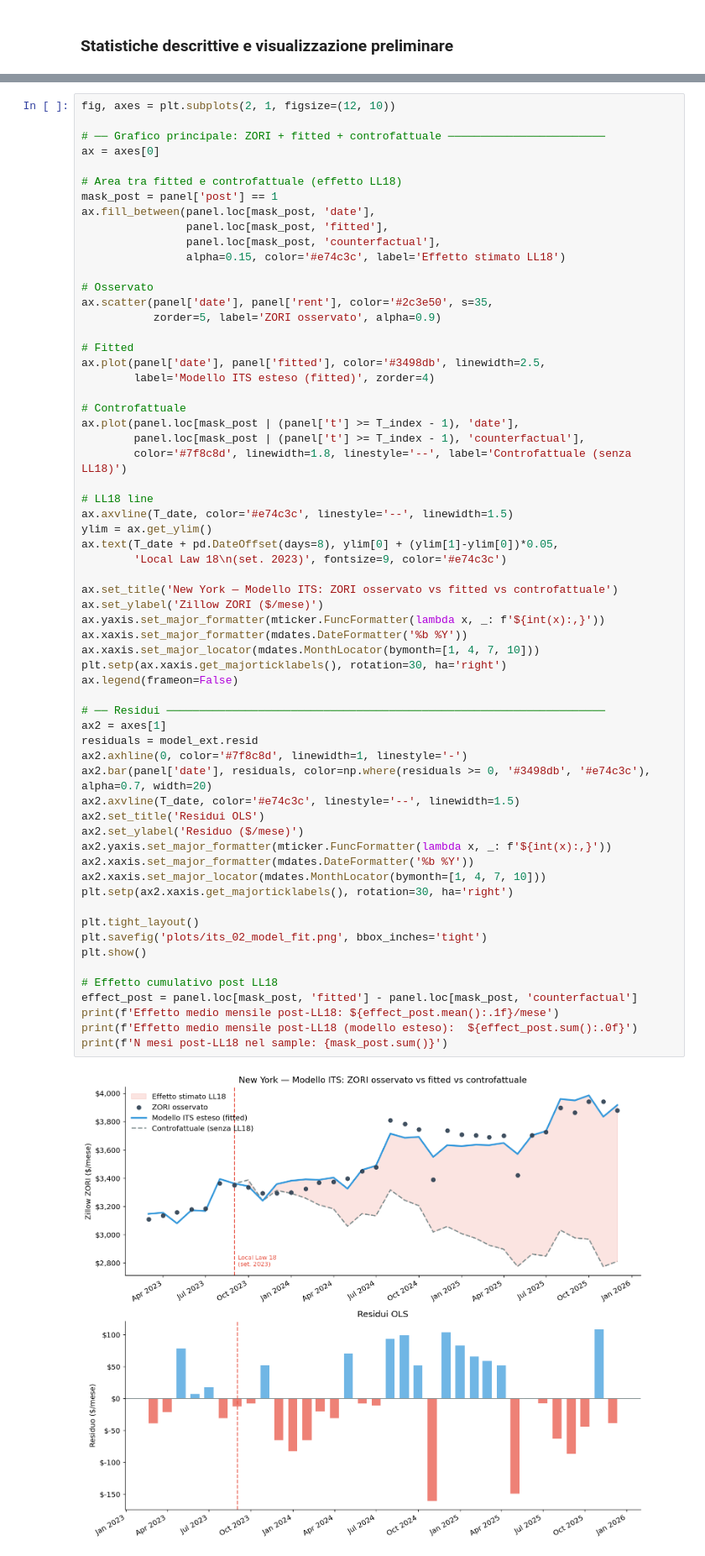
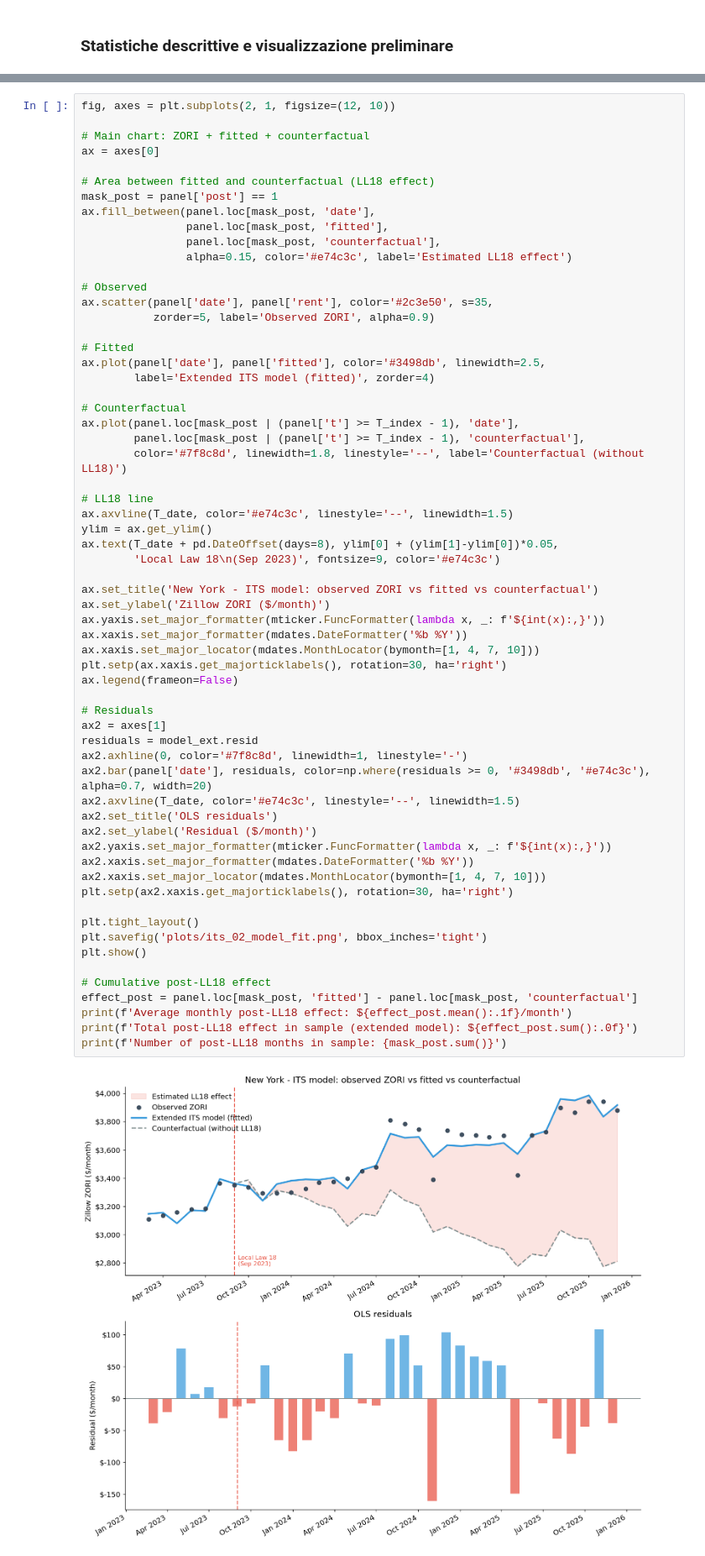
Before and after one commit to Gloreti03/AirBnB-effect-study-with-ARIMAX-model, a Jupyter notebook: 02_its_new_york.ipynb, the cells around one changed output, grey strips where cells are left out. Shown at 84% size. Cells and saved outputs as stored; diff of their text form.

```diff
--- a/02_its_new_york.ipynb
+++ b/02_its_new_york.ipynb
@@ -562,64 +562,64 @@ Il grafico mostra:
 # %%
 fig, axes = plt.subplots(2, 1, figsize=(12, 10))
 
-# ── Grafico principale: ZORI + fitted + controfattuale ────────────────────────
+# Main chart: ZORI + fitted + counterfactual
 ax = axes[0]
 
-# Area tra fitted e controfattuale (effetto LL18)
+# Area between fitted and counterfactual (LL18 effect)
 mask_post = panel['post'] == 1
 ax.fill_between(panel.loc[mask_post, 'date'],
                 panel.loc[mask_post, 'fitted'],
                 panel.loc[mask_post, 'counterfactual'],
-                alpha=0.15, color='#e74c3c', label='Effetto stimato LL18')
+                alpha=0.15, color='#e74c3c', label='Estimated LL18 effect')
 
-# Osservato
+# Observed
 ax.scatter(panel['date'], panel['rent'], color='#2c3e50', s=35,
-           zorder=5, label='ZORI osservato', alpha=0.9)
+           zorder=5, label='Observed ZORI', alpha=0.9)
 
 # Fitted
 ax.plot(panel['date'], panel['fitted'], color='#3498db', linewidth=2.5,
-        label='Modello ITS esteso (fitted)', zorder=4)
+        label='Extended ITS model (fitted)', zorder=4)
 
-# Controfattuale
+# Counterfactual
 ax.plot(panel.loc[mask_post | (panel['t'] >= T_index - 1), 'date'],
         panel.loc[mask_post | (panel['t'] >= T_index - 1), 'counterfactual'],
-        color='#7f8c8d', linewidth=1.8, linestyle='--', label='Controfattuale (senza LL18)')
+        color='#7f8c8d', linewidth=1.8, linestyle='--', label='Counterfactual (without LL18)')
 
 # LL18 line
 ax.axvline(T_date, color='#e74c3c', linestyle='--', linewidth=1.5)
 ylim = ax.get_ylim()
 ax.text(T_date + pd.DateOffset(days=8), ylim[0] + (ylim[1]-ylim[0])*0.05,
-        'Local Law 18\n(set. 2023)', fontsize=9, color='#e74c3c')
+        'Local Law 18\n(Sep 2023)', fontsize=9, color='#e74c3c')
 
-ax.set_title('New York — Modello ITS: ZORI osservato vs fitted vs controfattuale')
-ax.set_ylabel('Zillow ZORI ($/mese)')
+ax.set_title('New York - ITS model: observed ZORI vs fitted vs counterfactual')
+ax.set_ylabel('Zillow ZORI ($/month)')
 ax.yaxis.set_major_formatter(mticker.FuncFormatter(lambda x, _: f'${int(x):,}'))
 ax.xaxis.set_major_formatter(mdates.DateFormatter('%b %Y'))
 ax.xaxis.set_major_locator(mdates.MonthLocator(bymonth=[1, 4, 7, 10]))
 plt.setp(ax.xaxis.get_majorticklabels(), rotation=30, ha='right')
 ax.legend(frameon=False)
 
-# ── Residui ───────────────────────────────────────────────────────────────────
+# Residuals
 ax2 = axes[1]
 residuals = model_ext.resid
 ax2.axhline(0, color='#7f8c8d', linewidth=1, linestyle='-')
 ax2.bar(panel['date'], residuals, color=np.where(residuals >= 0, '#3498db', '#e74c3c'), alpha=0.7, width=20)
 ax2.axvline(T_date, color='#e74c3c', linestyle='--', linewidth=1.5)
-ax2.set_title('Residui OLS')
-ax2.set_ylabel('Residuo ($/mese)')
+ax2.set_title('OLS residuals')
+ax2.set_ylabel('Residual ($/month)')
 ax2.yaxis.set_major_formatter(mticker.FuncFormatter(lambda x, _: f'${int(x):,}'))
 ax2.xaxis.set_major_formatter(mdates.DateFormatter('%b %Y'))
 ax2.xaxis.set_major_locator(mdates.MonthLocator(bymonth=[1, 4, 7, 10]))
 plt.setp(ax2.xaxis.get_majorticklabels(), rotation=30, ha='right')
 
 plt.tight_layout()
 plt.savefig('plots/its_02_model_fit.png', bbox_inches='tight')
 plt.show()
 
-# Effetto cumulativo post LL18
+# Cumulative post-LL18 effect
 effect_post = panel.loc[mask_post, 'fitted'] - panel.loc[mask_post, 'counterfactual']
-print(f'Effetto medio mensile post-LL18: ${effect_post.mean():.1f}/mese')
-print(f'Effetto medio mensile post-LL18 (modello esteso):  ${effect_post.sum():.0f}')
-print(f'N mesi post-LL18 nel sample: {mask_post.sum()}')
+print(f'Average monthly post-LL18 effect: ${effect_post.mean():.1f}/month')
+print(f'Total post-LL18 effect in sample (extended model): ${effect_post.sum():.0f}')
+print(f'Number of post-LL18 months in sample: {mask_post.sum()}')
 # %% [output]
-[figure, old version]
+[figure, new version]
```
Also changed, not shown: parts of 5 cells of this notebook, 19 other files.
